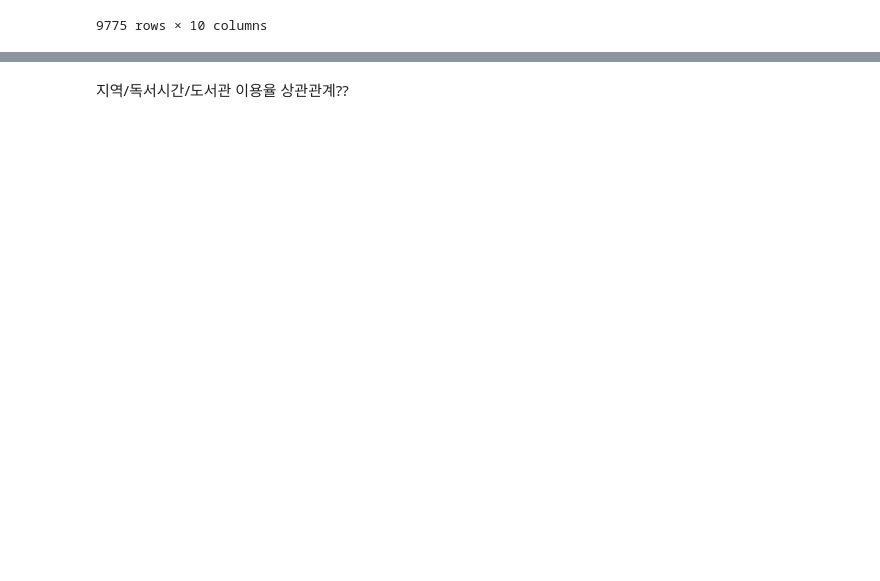
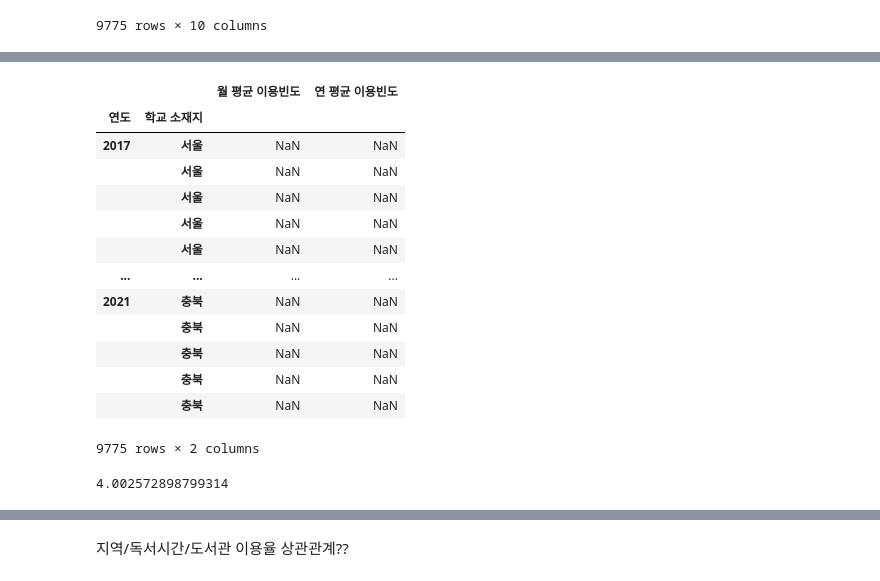
Before and after one commit to Yerial1125/semi_project, a Jupyter notebook: E조_세미프로젝트.ipynb, the cells around one changed output, grey strips where cells are left out. Drawn from its saved outputs; the diff is of its cells as text; code cells hidden in the pictures; blank space fills up the shorter version.

```diff
--- a/E조_세미프로젝트.ipynb
+++ b/E조_세미프로젝트.ipynb
@@ -784,0 +741,21 @@ pd.DataFrame(area_lib_t).unstack().plot.bar(figsize=(9,7))
+# %%
+lib_freq = area_stu.iloc[:,-2:]
+# %%
+lib_freq.replace({0:np.nan},inplace=True)
+# %%
+lib_freq
+# %% [output]
+|  |  | 월 평균 이용빈도 | 연 평균 이용빈도 |
+| 연도 | 학교 소재지 |  |  |
+| 2017 | 서울 | NaN | NaN |
+|  | 서울 | NaN | NaN |
+|  | 서울 | NaN | NaN |
+|  | 서울 | NaN | NaN |
+|  | 서울 | NaN | NaN |
+| ... | ... | ... | ... |
+| 2021 | 충북 | NaN | NaN |
+|  | 충북 | NaN | NaN |
+|  | 충북 | NaN | NaN |
+|  | 충북 | NaN | NaN |
+|  | 충북 | NaN | NaN |
+9775 rows × 2 columns
@@ -784,0 +764,4 @@ pd.DataFrame(area_lib_t).unstack().plot.bar(figsize=(9,7))
+# %%
+lib_freq['월 평균 이용빈도'].dropna().mean()
+# %% [output]
+4.002572898799314
```
Also changed, not shown: parts of 137 cells of this notebook.
